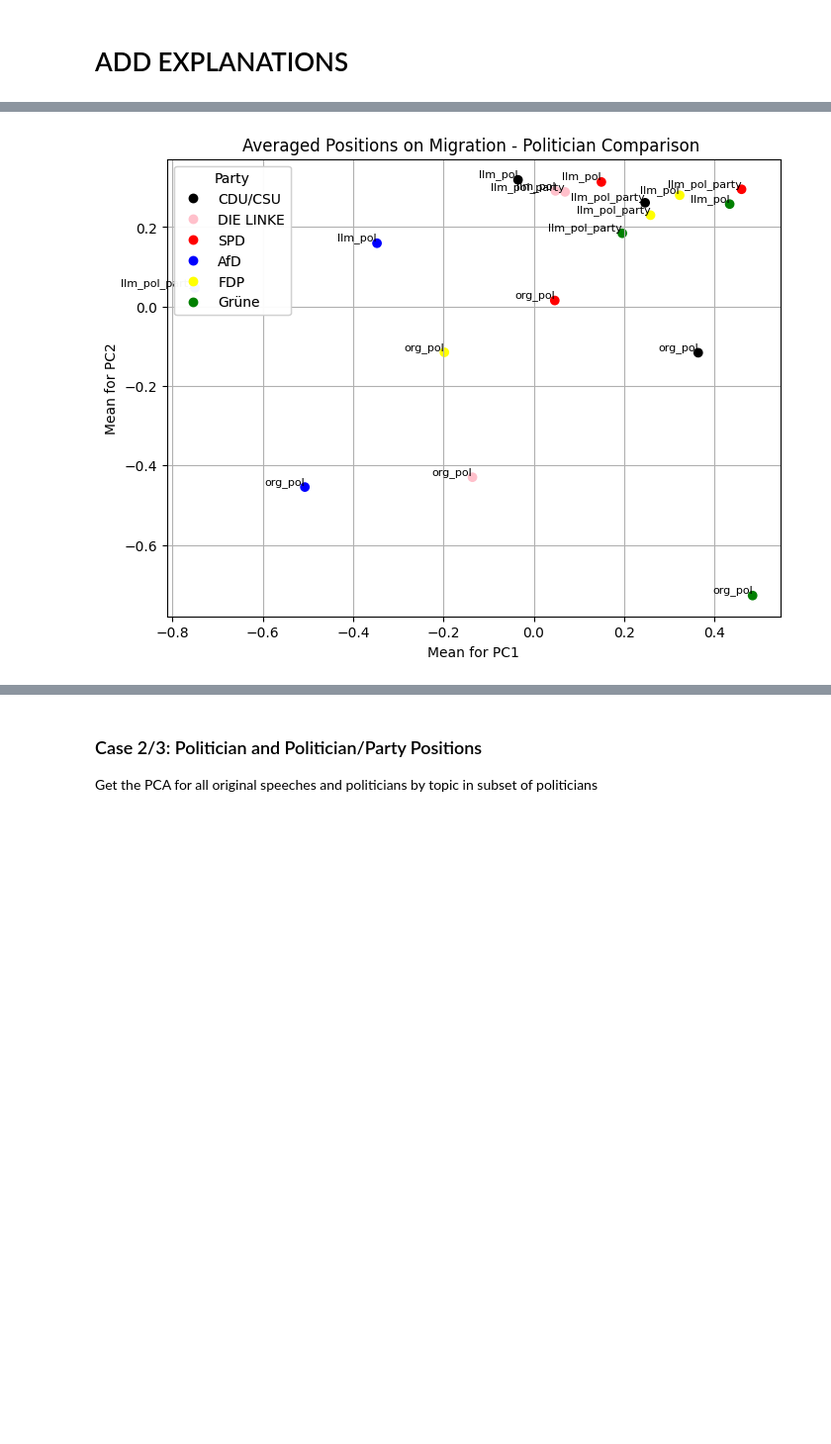
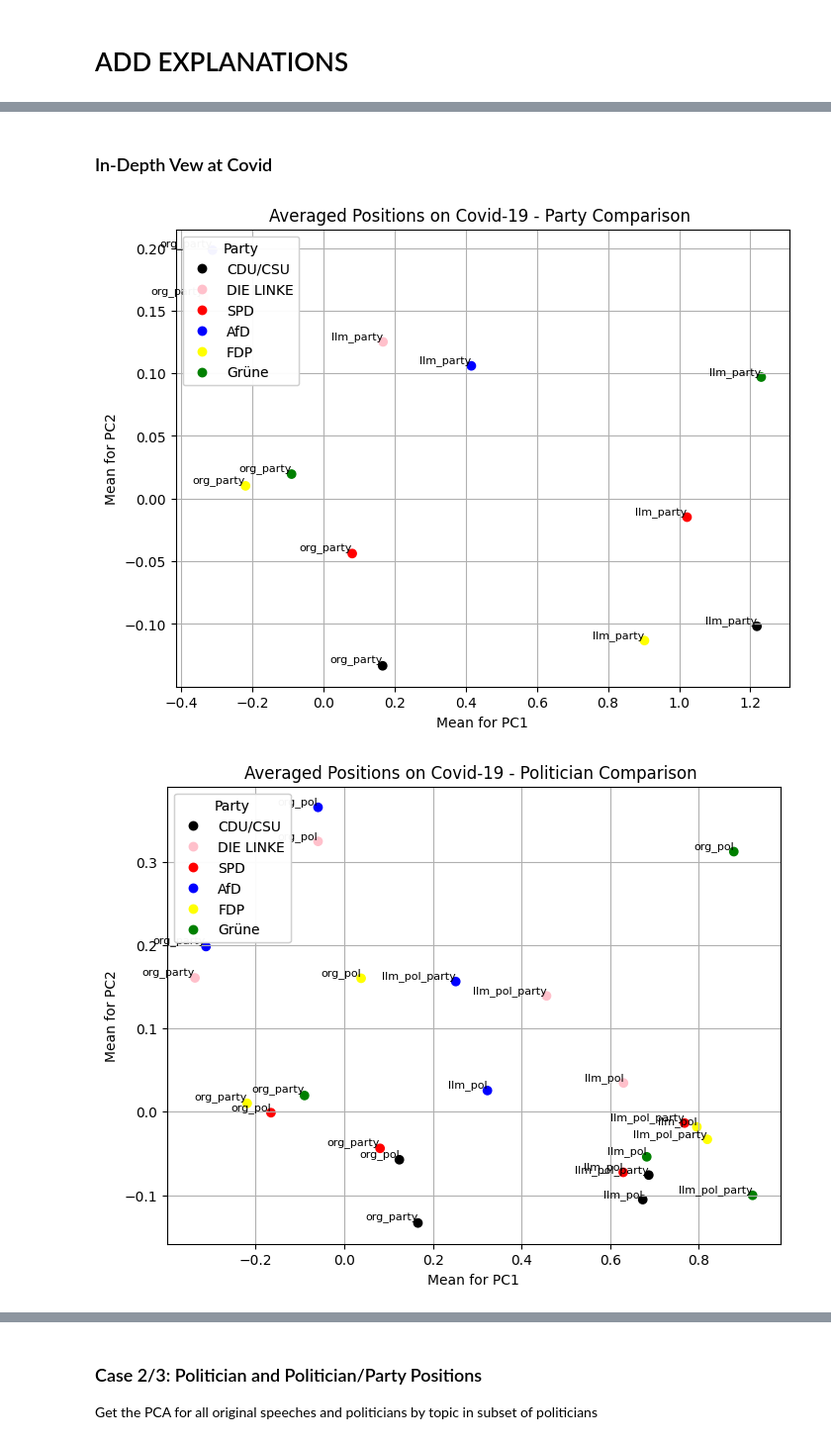
Before and after one commit to EliasHepp/Politricks, a Jupyter notebook: code/mapping_pca.ipynb, the cells around one changed output, grey strips where cells are left out. Shown at 99% size. Drawn from its saved outputs; the diff is of its cells as text; code cells hidden in the pictures; blank space fills up the shorter version.

```diff
--- a/code/mapping_pca.ipynb
+++ b/code/mapping_pca.ipynb
@@ -50,13 +50,13 @@ all_speeches
 | 36052 | 1071712 | 35 | 20 | 2022-05-13 | https://dip21.bundestag.de/dip21/... | \n\nFrau Präsidentin! Sehr geehrt... | 11005092 | Steffen | ... |
 36053 rows × 17 columns
 # %%
-#Remove rows without politician name
-def remove_nonames(df):
-    df.drop(df.loc[df['last_name'] == ''].index, inplace=True)
-    df.reset_index(drop=True, inplace=True)
+# #Remove rows without politician name
+# def remove_nonames(df):
+#     df.drop(df.loc[df['last_name'] == ''].index, inplace=True)
+#     df.reset_index(drop=True, inplace=True)
 
-for i in [ukraine_speeches, migration_speeches, covid_speeches]:
-    remove_nonames(i)
+# for i in [ukraine_speeches, migration_speeches, covid_speeches]:
+#     remove_nonames(i)
 # %%
 #find party where missing, if possible
 def replace_abbreviations(df):
@@ -542,8 +550,8 @@ def run_pca(df, title, file_name):
     scatter = plt.scatter(document_embeddings[:, 0], document_embeddings[:, 1], c=df["abbreviation"].map(abbreviation_colors), alpha=0.4)
 
     # Create custom legend
-    legend_elements = [plt.Line2D([0], [0], marker='o', color=color, label=abbreviation, linestyle='') for abbreviation, color in abbreviation_colors.items()]
-    legend1 = plt.legend(handles=legend_elements, title="Party", loc='upper right')
+    legend_elements = [plt.Line2D([0], [0], marker='o', color=color, label=abbreviation, linestyle='', alpha=0.5) for abbreviation, color in abbreviation_colors.items()]
+    legend1 = plt.legend(handles=legend_elements, title="Party", loc='upper left')
 
     plt.title(title)
     plt.xlabel('Principal Component 1')
@@ -721,24 +746,22 @@ get_sum_vis(appl_df, "Averaged Positions on Migration - Party Comparison ", "../
+# %% [markdown]
+### In-Depth Vew at Covid
 # %%
+appl_df = pd.concat([org_part_cov, llm_part_cov])
+get_sum_vis(appl_df, "Averaged Positions on Covid-19 - Party Comparison ", "../pca_output/avg_cov_party.png")
+
 #Compare Politician Aggregations
 
-org_pol_mig_aggr = org_pol_mig.groupby(['party', 'pc', 'doc_type'])[['mean', 'median']].mean()
-org_pol_mig_aggr = org_pol_mig_aggr.reset_index()
+org_pol_cov_aggr = org_pol_cov.groupby(['party', 'pc', 'doc_type'])[['mean', 'median']].mean()
+org_pol_cov_aggr = org_pol_cov_aggr.reset_index()
 
-llm_pol_mig_aggr = llm_pol_mig.groupby(['party', 'pc', 'doc_type'])[['mean', 'median']].mean()
-llm_pol_mig_aggr = llm_pol_mig_aggr.reset_index()
+llm_pol_cov_aggr = llm_pol_cov.groupby(['party', 'pc', 'doc_type'])[['mean', 'median']].mean()
+llm_pol_cov_aggr = llm_pol_cov_aggr.reset_index()
 
-llm_polpar_mig_aggr = llm_polpar_mig.groupby(['party', 'pc', 'doc_type'])[['mean', 'median']].mean()
-llm_polpar_mig_aggr = llm_polpar_mig_aggr.reset_index()
+llm_polpar_cov_aggr = llm_polpar_cov.groupby(['party', 'pc', 'doc_type'])[['mean', 'median']].mean()
+llm_polpar_cov_aggr = llm_polpar_cov_aggr.reset_index()
 
-# # Data
-# org_part_mig
-# org_part_mig["doc_type"] = "org_party"
-# llm_part_mig
-# org_pol_mig
-# llm_pol_mig
-# llm_polpar_mig
-
-appl_df = pd.concat([org_pol_mig_aggr, llm_pol_mig_aggr, llm_polpar_mig_aggr])
-get_sum_vis(appl_df, "Averaged Positions on Migration - Politician Comparison ", "../pca_output/avg_mig_pol.png")
+appl_df = pd.concat([org_part_cov, org_pol_cov_aggr, llm_pol_cov_aggr, llm_polpar_cov_aggr])
+get_sum_vis(appl_df, "Averaged Positions on Covid-19 - Politician Comparison ", "../pca_output/avg_cov_pol.png")
 # %% [output]
-[figure, old version]
+[figure, new version]
+[figure, added]
```
Also changed, not shown: parts of 19 cells of this notebook, 10 other files.
